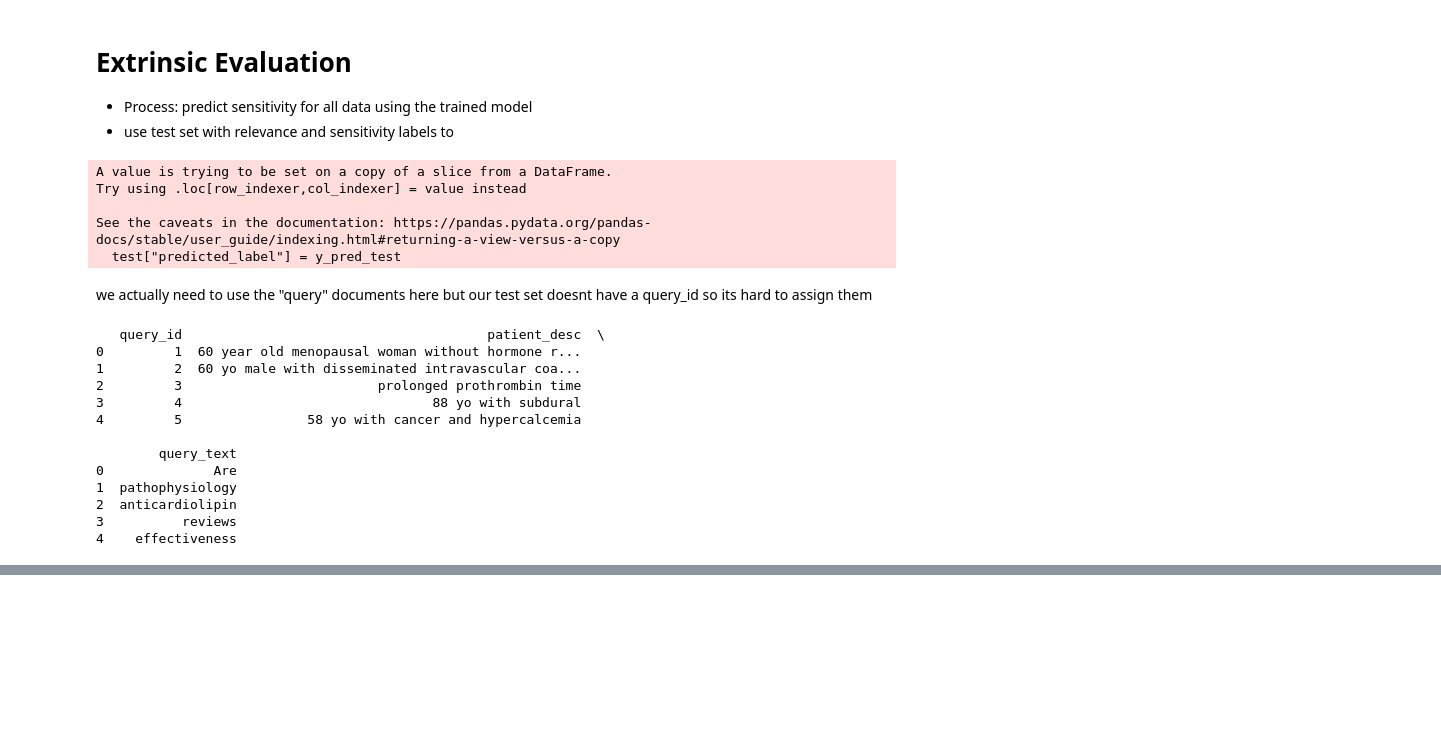
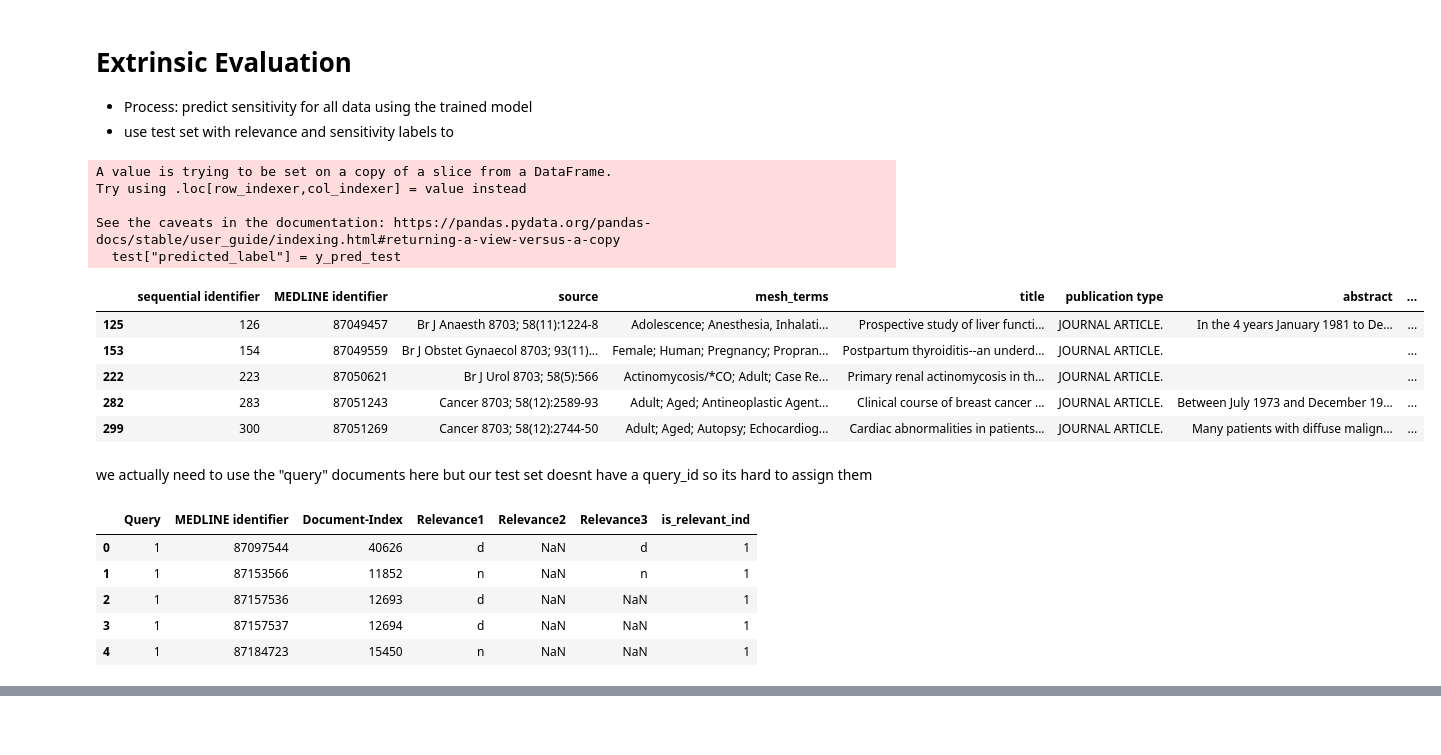
Before and after one commit to Flokolosko/WS_24_EDDS_GROUP2, a Jupyter notebook: ExtinsicEvaluationTry.ipynb, the cells around one changed output, grey strips where cells are left out. Drawn from its saved outputs; the diff is of its cells as text; code cells hidden in the pictures; blank space fills up the shorter version.

```diff
--- a/ExtinsicEvaluationTry.ipynb
+++ b/ExtinsicEvaluationTry.ipynb
@@ -524,10 +524,19 @@ F2-score: 0.7847
 # %%
 test["predicted_label"] = y_pred_test
 
+
 test_predicted = test.drop(columns=["label"])
+
+test_predicted.head()
 # %% [output]
 A value is trying to be set on a copy of a slice from a DataFrame.
 Try using .loc[row_indexer,col_indexer] = value instead
 
 See the caveats in the documentation: https://pandas.pydata.org/pandas-docs/stable/user_guide/indexing.html#returning-a-view-versus-a-copy
   test["predicted_label"] = y_pred_test
+|  | sequential identifier | MEDLINE identifier | source | mesh_terms | title | publication type | abstract | ... |
+| 125 | 126 | 87049457 | Br J Anaesth 8703; 58(11):1224-8 | Adolescence; Anesthesia, Inhalati... | Prospective study of liver functi... | JOURNAL ARTICLE. | In the 4 years January 1981 to De... | ... |
+| 153 | 154 | 87049559 | Br J Obstet Gynaecol 8703; 93(11)... | Female; Human; Pregnancy; Propran... | Postpartum thyroiditis--an underd... | JOURNAL ARTICLE. |  | ... |
+| 222 | 223 | 87050621 | Br J Urol 8703; 58(5):566 | Actinomycosis/*CO; Adult; Case Re... | Primary renal actinomycosis in th... | JOURNAL ARTICLE. |  | ... |
+| 282 | 283 | 87051243 | Cancer 8703; 58(12):2589-93 | Adult; Aged; Antineoplastic Agent... | Clinical course of breast cancer ... | JOURNAL ARTICLE. | Between July 1973 and December 19... | ... |
+| 299 | 300 | 87051269 | Cancer 8703; 58(12):2744-50 | Adult; Aged; Autopsy; Echocardiog... | Cardiac abnormalities in patients... | JOURNAL ARTICLE. | Many patients with diffuse malign... | ... |
@@ -535,44 +548,6 @@ See the caveats in the documentation: https://pandas.pydata.org/pandas-docs/stab
 we actually need to use the "query" documents here
 but our test set doesnt have a query_id so its hard to assign them
 # %%
-import os
-import re
+test_predicted = pd.read_csv("logistic_regression_test_predicted.csv")
 
-# Path to the folder containing query files
-query_folder = "querys"
-
-# List to store parsed queries
-query_list = []
-
-# Read each file in the folder
-for file_name in os.listdir(query_folder):
-    file_path = os.path.join(query_folder, file_name)
-    with open(file_path, 'r') as file:
-        text = file.read()
-
-        # Parse queries using regex
-        for match in re.finditer(r"\.I\s+(\d+)\s+\.B\s+(.*?)\s+\.W\s+(.*?)\s+", text, re.DOTALL):
-            query_id = int(match.group(1))
-            patient_desc = match.group(2).strip()
-            query_text = match.group(3).strip()
-            query_list.append({"query_id": query_id, "patient_desc": patient_desc, "query_text": query_text})
-
-# Convert to a DataFrame for easier handling
-query_df = pd.DataFrame(query_list)
-
-# Inspect the parsed queries
-print(query_df.head())
+query_groups = test_predicted.groupby("Query")
-# %% [output]
-   query_id                                       patient_desc  \
-0         1  60 year old menopausal woman without hormone r...
-1         2  60 yo male with disseminated intravascular coa...
-2         3                         prolonged prothrombin time
-3         4                                88 yo with subdural
-4         5                58 yo with cancer and hypercalcemia
-
-        query_text
-0              Are
-1  pathophysiology
-2  anticardiolipin
-3          reviews
-4    effectiveness
@@ -578,0 +557,9 @@ print(query_df.head())
+# %%
+judged_df.head()
+# %% [output]
+|  | Query | MEDLINE identifier | Document-Index | Relevance1 | Relevance2 | Relevance3 | is_relevant_ind |
+| 0 | 1 | 87097544 | 40626 | d | NaN | d | 1 |
+| 1 | 1 | 87153566 | 11852 | n | NaN | n | 1 |
+| 2 | 1 | 87157536 | 12693 | d | NaN | NaN | 1 |
+| 3 | 1 | 87157537 | 12694 | d | NaN | NaN | 1 |
+| 4 | 1 | 87184723 | 15450 | n | NaN | NaN | 1 |
```
Also changed, not shown: parts of 16 cells of this notebook, 1 other file.
